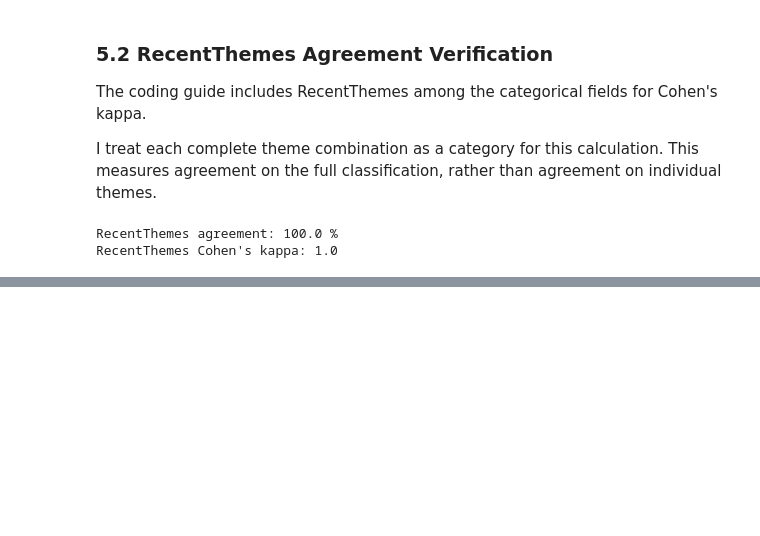
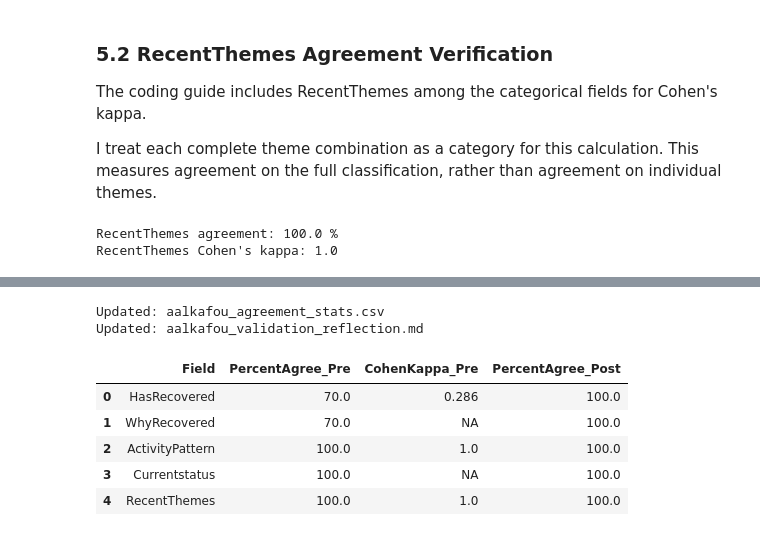
Before and after one commit to Amiraa-Alkafoury/MiniProject3, a Jupyter notebook: aalkafou_validation.ipynb, the cells around one changed output, grey strips where cells are left out. Saved outputs shown, nothing was run; the diff lists cells and outputs as text; code cells hidden in the pictures; blank space fills up the shorter version.

Commit message:
Add Part 1 validation documentation

```diff
--- a/aalkafou_validation.ipynb
+++ b/aalkafou_validation.ipynb
@@ -1324,0 +1250,44 @@ theme combinations are treated as categories.
+# %%
+# Update the RecentThemes row
+mask = stats["Field"] == "RecentThemes"
+
+stats.loc[mask, "CohenKappa_Pre"] = 1.0
+stats.loc[mask, "Notes"] = (
+    "Perfect agreement on complete theme combinations. "
+    "Post-adjudication kappa not calculated."
+)
+
+# Save the corrected statistics
+stats.to_csv("aalkafou_agreement_stats.csv", index=False)
+
+# Correct the reflection to include the RecentThemes kappa
+from pathlib import Path
+
+reflection_path = Path("aalkafou_validation_reflection.md")
+reflection = reflection_path.read_text(encoding="utf-8")
+
+reflection = reflection.replace(
+    "HasRecovered and 1.000 for ActivityPattern.",
+    "HasRecovered and 1.000 for both ActivityPattern and RecentThemes."
+)
+
+reflection_path.write_text(reflection, encoding="utf-8")
+
+print("Updated: aalkafou_agreement_stats.csv")
+print("Updated: aalkafou_validation_reflection.md")
+
+display(stats[[
+    "Field",
+    "PercentAgree_Pre",
+    "CohenKappa_Pre",
+    "PercentAgree_Post"
+]])
+# %% [output]
+Updated: aalkafou_agreement_stats.csv
+Updated: aalkafou_validation_reflection.md
+|  | Field | PercentAgree_Pre | CohenKappa_Pre | PercentAgree_Post |
+| 0 | HasRecovered | 70.0 | 0.286 | 100.0 |
+| 1 | WhyRecovered | 70.0 | NA | 100.0 |
+| 2 | ActivityPattern | 100.0 | 1.0 | 100.0 |
+| 3 | Currentstatus | 100.0 | NA | 100.0 |
+| 4 | RecentThemes | 100.0 | 1.0 | 100.0 |
```
Also changed, not shown: parts of 10 cells of this notebook.
